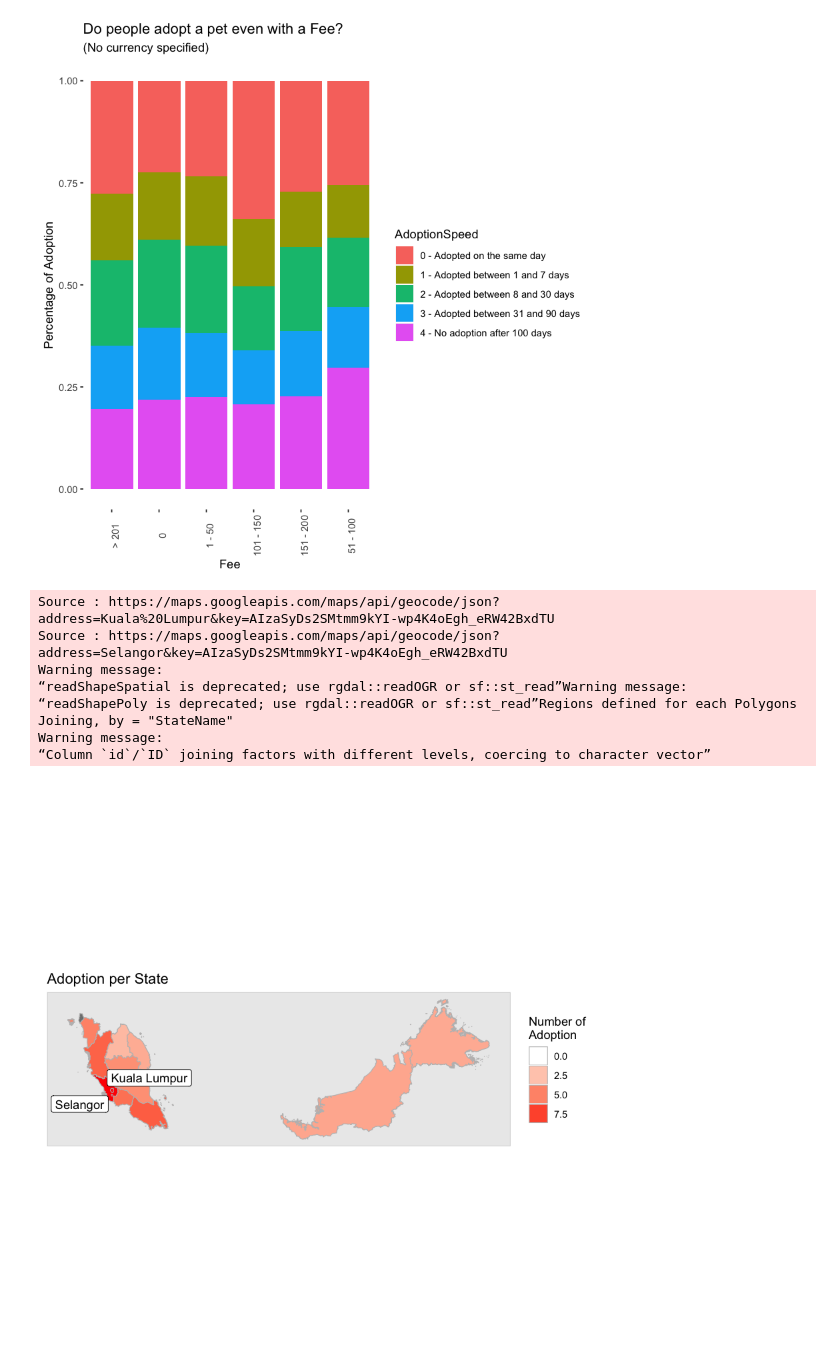
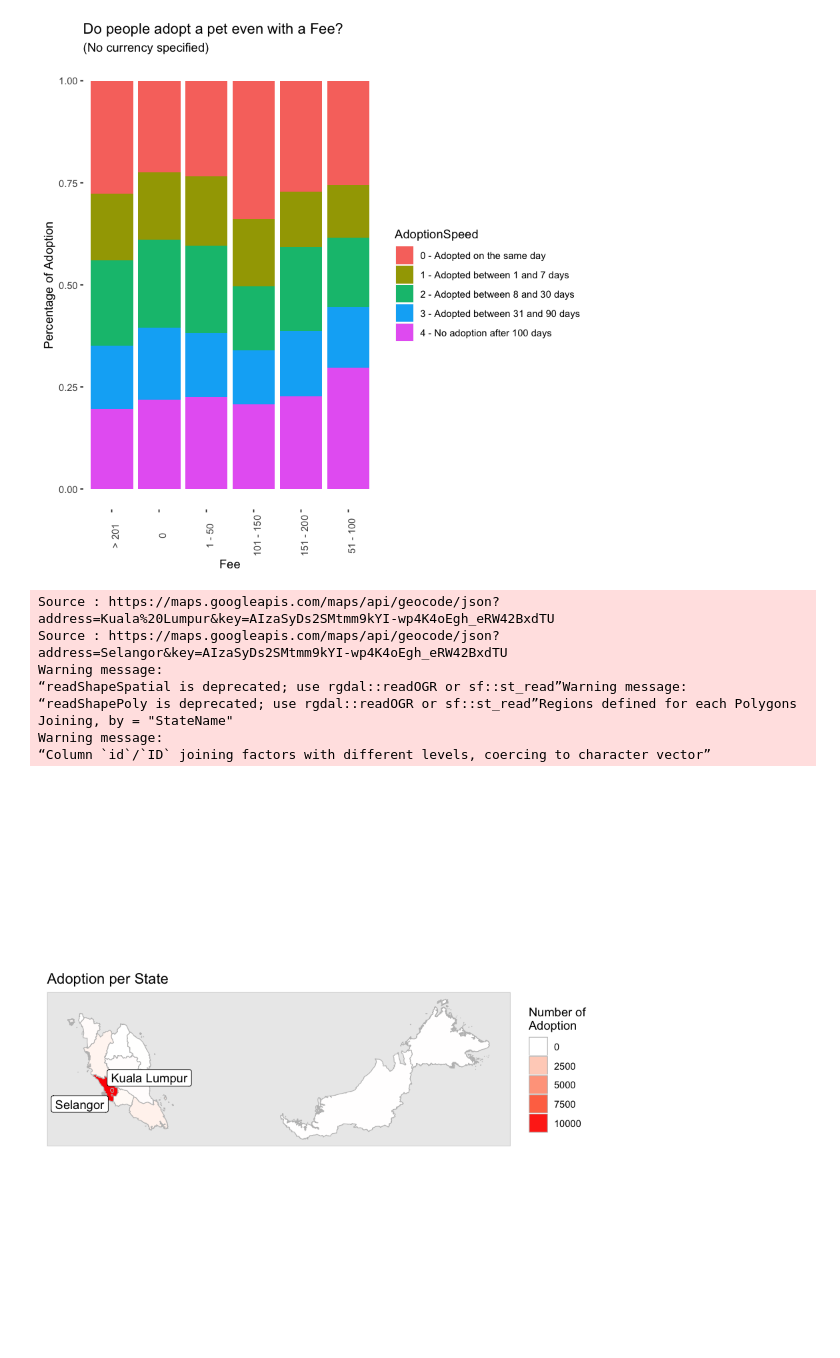
Before and after one commit to vincent507cpu/r, a Jupyter notebook: pet_adoption.ipynb, the cells around one changed output. Cells and saved outputs as stored; diff of their text form; code cells hidden in the pictures.

```diff
--- a/pet_adoption.ipynb
+++ b/pet_adoption.ipynb
@@ -217,33 +219,33 @@ geoinfo2 <- geocode("Selangor")
 geo <- rbind(geoinfo1, geoinfo2)
 nms <- data.frame(matrix(c("Kuala Lumpur", "Selangor"), nrow = 2, ncol = 1))
 colnames(nms) <- "State"
 geo <- cbind(geo, nms)
 
 mys <- readShapeSpatial("~/Google Drive/DA5030 Introduction to Data Mining:Machine Learning/petfinder-adoption-prediction/gadm36_MYS_shp/gadm36_MYS_1.shp")
 
 mys.fty <- fortify(mys) %>% mutate(id = as.factor(id))
 
 df_new <- location %>% inner_join(df_new) %>%
   mutate(ID = as.factor(ID))
 
 mys.fty <- mys.fty %>% inner_join(df_new, by = c("id" = "ID"))
 
 ggplot() +
-  geom_polygon(data = mys.fty, mapping = aes(long, lat, group = group, fill = log(as.numeric(Number))), color = "grey", size = I(0.3)) +
+  geom_polygon(data = mys.fty, mapping = aes(long, lat, group = group, fill = as.numeric(Number)), color = "grey", size = I(0.3)) +
   geom_label_repel(data = geo, mapping = aes(lon, lat, label = State)) +
   coord_fixed() +
   theme(panel.background = element_rect(color = "lightgrey"), panel.grid = element_blank(), axis.title =
         element_blank(), axis.ticks = element_blank(), axis.text = element_blank()) +
   guides(fill = guide_legend(title = "Number of\nAdoption")) +
-  scale_fill_continuous(limits=range(c(0, max(log(as.numeric(mys.fty$Number))))), low="white", high="red") +
+  scale_fill_continuous(limits=range(c(0, max(as.numeric(mys.fty$Number)))), low="white", high="red") +
   ggtitle("Adoption per State")
 # %% [output]
 Source : https://maps.googleapis.com/maps/api/geocode/json?address=Kuala%20Lumpur&key=AIzaSyDs2SMtmm9kYI-wp4K4oEgh_eRW42BxdTU
 Source : https://maps.googleapis.com/maps/api/geocode/json?address=Selangor&key=AIzaSyDs2SMtmm9kYI-wp4K4oEgh_eRW42BxdTU
 Warning message:
 “readShapeSpatial is deprecated; use rgdal::readOGR or sf::st_read”Warning message:
 “readShapePoly is deprecated; use rgdal::readOGR or sf::st_read”Regions defined for each Polygons
 Joining, by = "StateName"
 Warning message:
 “Column `id`/`ID` joining factors with different levels, coercing to character vector”
-[figure, old version]
+[figure, new version]
```
Also changed, not shown: parts of 1 cell of this notebook.
